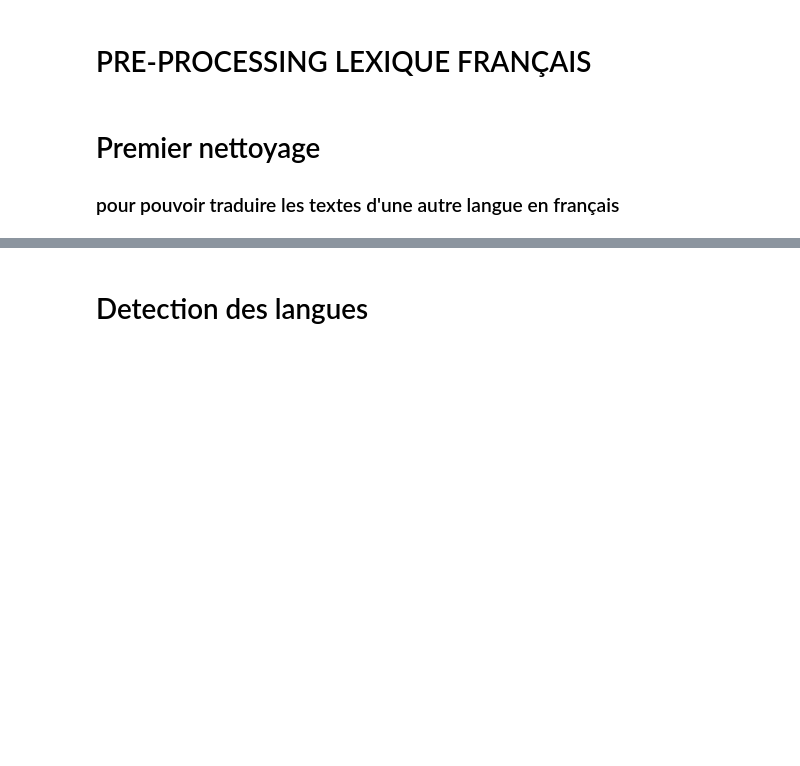
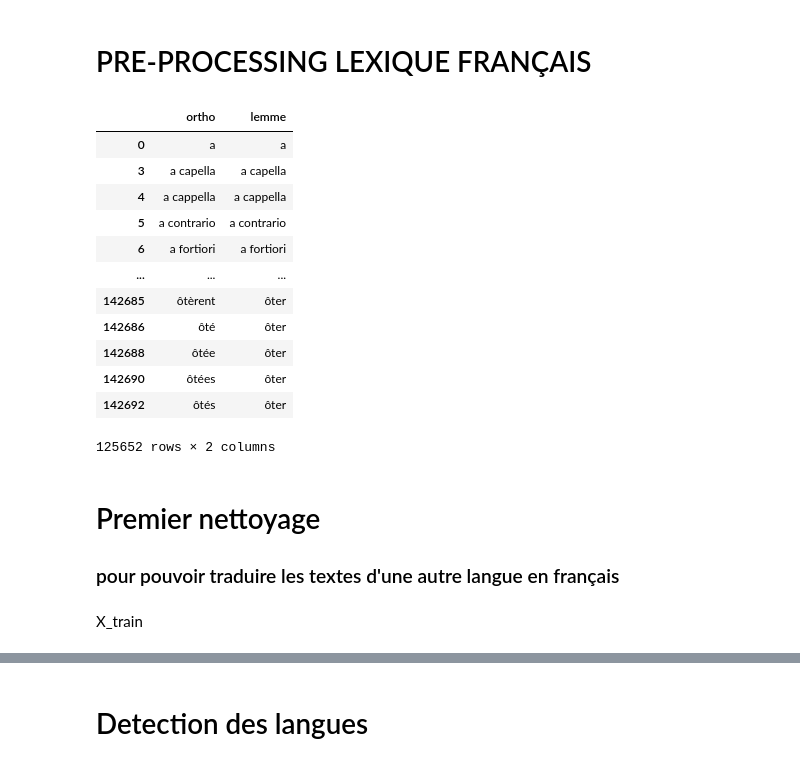
Before and after one commit to DataScientest-Studio/fev24_bds_rakuten, a Jupyter notebook: notebooks/01-rava-data-text-exploration.ipynb, the cells around one changed output, grey strips where cells are left out. Saved outputs shown, nothing was run; the diff lists cells and outputs as text; code cells hidden in the pictures; blank space fills up the shorter version.

```diff
--- a/notebooks/01-rava-data-text-exploration.ipynb
+++ b/notebooks/01-rava-data-text-exploration.ipynb
@@ -77,14 +111,28 @@ def strip_accents(texts):
 # %%
 lexique = pd.read_table(PATH_EXTERNAL + "Lexique383/Lexique383.tsv", delimiter="\t")
 lexique_filtred_unique = lexique.drop_duplicates(subset="ortho")[["ortho", "lemme"]]
 lexique_filtred_unique.dropna(subset=["ortho", "lemme"], axis="index", inplace=True)
-lexique_filtred_unique["ortho"] = strip_accents(lexique_filtred_unique["ortho"])
-lexique_filtred_unique["lemme"] = strip_accents(lexique_filtred_unique["lemme"])
+# lexique_filtred_unique["ortho"] = strip_accents(lexique_filtred_unique["ortho"])
+# lexique_filtred_unique["lemme"] = strip_accents(lexique_filtred_unique["lemme"])
 lexique_filtred_unique = lexique_filtred_unique.drop_duplicates(subset="ortho")[
     ["ortho", "lemme"]
 ]
 
 lexique_filtred_unique
+# %% [output]
+|  | ortho | lemme |
+| 0 | a | a |
+| 3 | a capella | a capella |
+| 4 | a cappella | a cappella |
+| 5 | a contrario | a contrario |
+| 6 | a fortiori | a fortiori |
+| ... | ... | ... |
+| 142685 | ôtèrent | ôter |
+| 142686 | ôté | ôter |
+| 142688 | ôtée | ôter |
+| 142690 | ôtées | ôter |
+| 142692 | ôtés | ôter |
+125652 rows × 2 columns
 # %% [markdown]
 # Premier nettoyage
 ### pour pouvoir traduire les textes d'une autre langue en français
@@ -122,4 +170,6 @@ def first_cleaning(sentences):
         sentences_cleaned.append(cleaned_sentence)
 
     return sentences_cleaned
+# %% [markdown]
+X_train
 # %%
```
Also changed, not shown: parts of 29 cells of this notebook, 1 other file.
